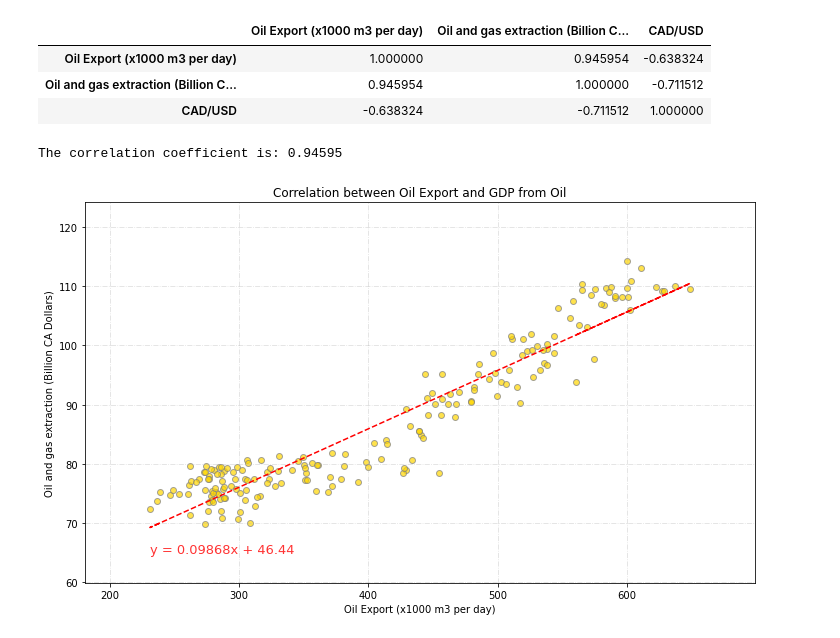
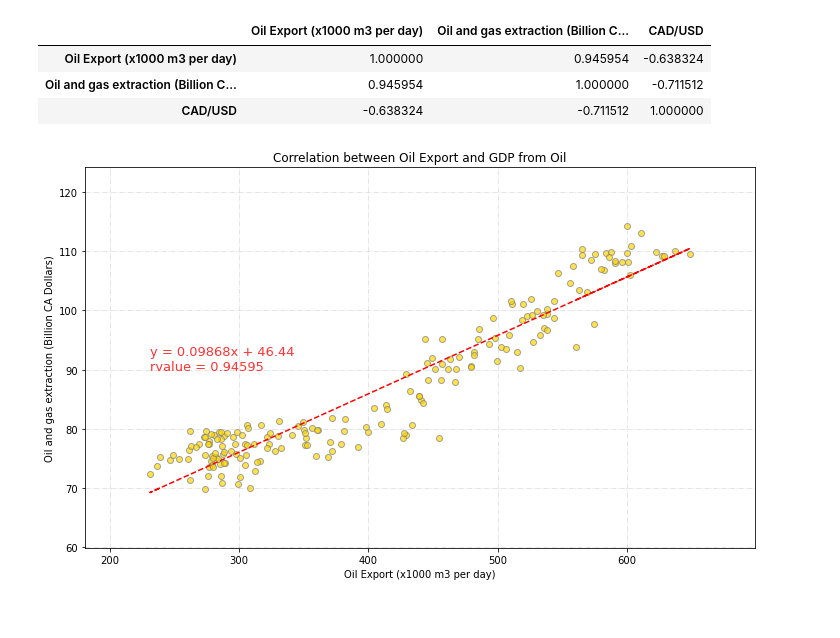
Before and after one commit to kk-deng/CanadaEnergyIE, a Jupyter notebook: Part 2.ipynb, the cells around one changed output. Drawn from its saved outputs; the diff is of its cells as text; code cells hidden in the pictures.

Commit message:
Optimized plotting

```diff
--- a/Part 2.ipynb
+++ b/Part 2.ipynb
@@ -270,25 +270,23 @@ can_df.corr()
 # %%
 # Study the strong correlation of GDP from oil extraction and Oil Export
 slope, intercept, rvalue, _, _ = linregress(y_axis_1, y_axis_3)
-eq = "y = " + str(round(slope, 5)) + "x + " + str(round(intercept, 2))
-print(f"The correlation coefficient is: {round(rvalue, 5)}")
+eq = "y = " + str(round(slope, 5)) + "x + " + str(round(intercept, 2)) + "\nrvalue = " + str(round(rvalue, 5))
 
 # Simulation of regress line
 regress_line = slope * y_axis_1 + intercept
 
 # Create scatter plotting, annotate the equation, some design elements
 plt.figure(figsize=(12,7))
 plt.scatter(y_axis_1, y_axis_3, alpha = 0.7, edgecolors = "grey", facecolors = "gold")
 plt.title("Correlation between Oil Export and GDP from Oil")
 plt.xlabel("Oil Export (x1000 m3 per day)")
 plt.ylabel("Oil and gas extraction (Billion CA Dollars)")
 plt.xlim(min(y_axis_1) - 50, max(y_axis_1) + 50)
 plt.ylim(min(y_axis_3) - 10, max(y_axis_3) + 10)
 plt.plot(y_axis_1, regress_line, "r--")
-plt.annotate(eq, (min(y_axis_1), min(y_axis_3) - 5), fontsize=13, color='r', alpha = 0.8)
+plt.annotate(eq, (min(y_axis_1), 90), fontsize=13, color='r', alpha = 0.8)
 plt.grid(linestyle='-.', alpha = 0.4)
 plt.savefig("Plots/Question 2 & 4 - Correlation between Oil Export and GDP contribution of Oil Extraction.png", bbox_inches='tight', facecolor='w')
 plt.show()
 # %% [output]
-The correlation coefficient is: 0.94595
-[figure, old version]
+[figure, new version]
```
Also changed, not shown: 1 other file.
